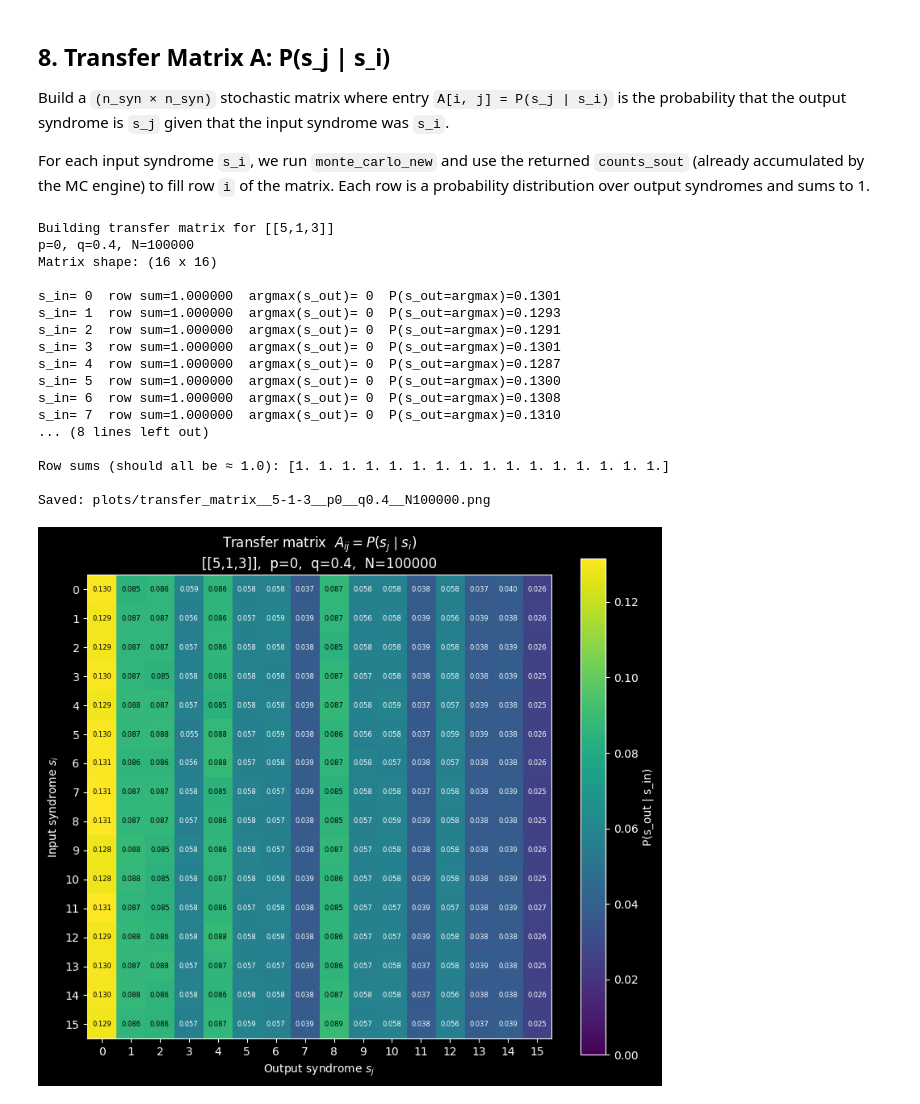
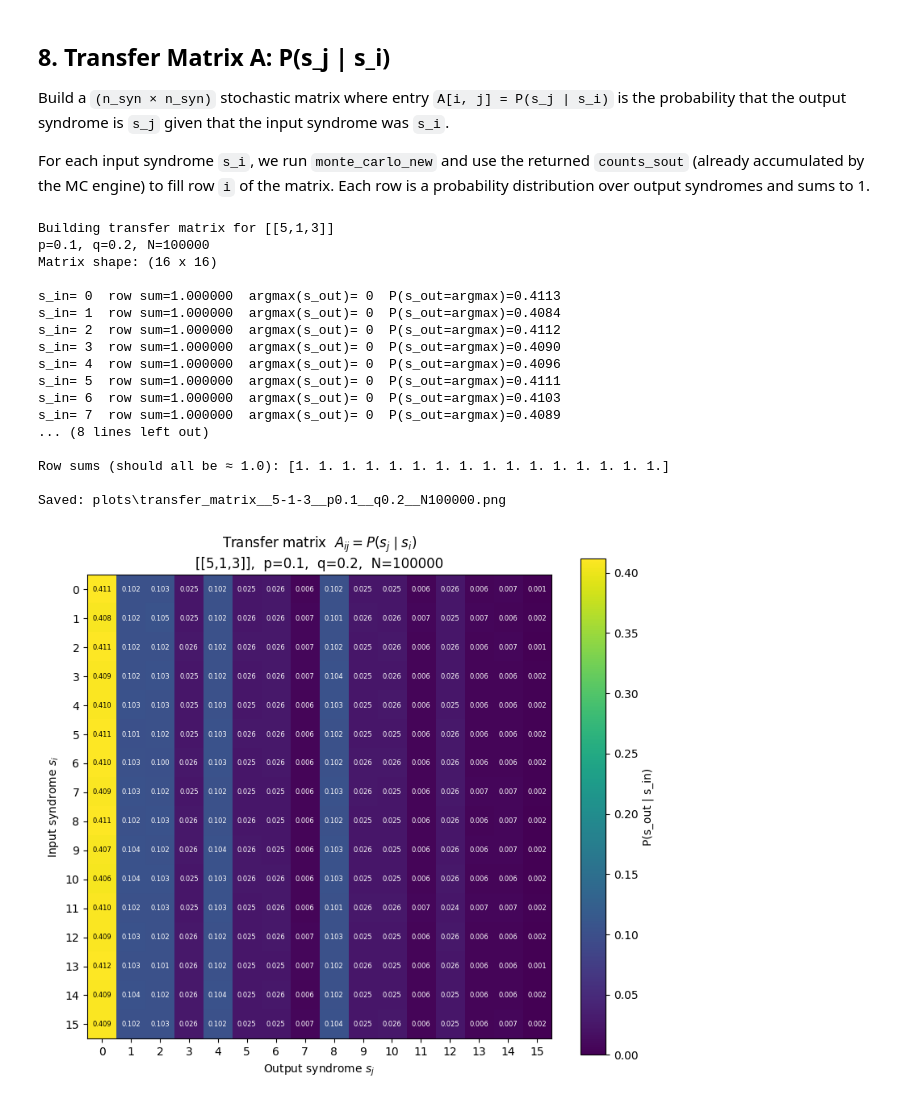
Before and after one commit to YommoY-official/MPQMasters, a Jupyter notebook: ECCODE/exRec_logicalerror_distribution.ipynb, the cells around one changed output. Drawn from its saved outputs; the diff is of its cells as text; code cells hidden in the pictures.

```diff
--- a/ECCODE/exRec_logicalerror_distribution.ipynb
+++ b/ECCODE/exRec_logicalerror_distribution.ipynb
@@ -774,8 +774,8 @@ For each input syndrome `s_i`, we run `monte_carlo_new` and use the returned `co
 import os
 
 # --- Parameters ---
-p_val = 0
-q_val = 0.4
+p_val = 0.1
+q_val = 0.2
 N_SAMPLES_TM = 100_000
 n_syn = code.n_syndromes
 
@@ -809,41 +809,41 @@ ax.set_xticks(range(n_syn))
 ax.set_yticks(range(n_syn))
 
 # Annotate cells with probability values
 for i in range(n_syn):
     for j in range(n_syn):
         val = A[i, j]
         text_color = 'white' if val < A.max() * 0.6 else 'black'
         ax.text(j, i, f'{val:.3f}', ha='center', va='center',
                 fontsize=6, color=text_color)
 
 plt.tight_layout()
 
 # --- Save ---
 plots_dir = 'plots'
 os.makedirs(plots_dir, exist_ok=True)
 code_tag = code.name.replace('[', '').replace(']', '').replace(',', '-')
 fname = f"transfer_matrix__{code_tag}__p{p_val:g}__q{q_val:g}__N{N_SAMPLES_TM}.png"
 fpath = os.path.join(plots_dir, fname)
 fig.savefig(fpath, dpi=150, bbox_inches='tight')
 print(f"\nSaved: {fpath}")
 
 plt.show()
 # %% [output]
 Building transfer matrix for [[5,1,3]]
-p=0, q=0.4, N=100000
+p=0.1, q=0.2, N=100000
 Matrix shape: (16 x 16)
 
-s_in= 0  row sum=1.000000  argmax(s_out)= 0  P(s_out=argmax)=0.1301
-s_in= 1  row sum=1.000000  argmax(s_out)= 0  P(s_out=argmax)=0.1293
-s_in= 2  row sum=1.000000  argmax(s_out)= 0  P(s_out=argmax)=0.1291
-s_in= 3  row sum=1.000000  argmax(s_out)= 0  P(s_out=argmax)=0.1301
-s_in= 4  row sum=1.000000  argmax(s_out)= 0  P(s_out=argmax)=0.1287
-s_in= 5  row sum=1.000000  argmax(s_out)= 0  P(s_out=argmax)=0.1300
-s_in= 6  row sum=1.000000  argmax(s_out)= 0  P(s_out=argmax)=0.1308
-s_in= 7  row sum=1.000000  argmax(s_out)= 0  P(s_out=argmax)=0.1310
+s_in= 0  row sum=1.000000  argmax(s_out)= 0  P(s_out=argmax)=0.4113
+s_in= 1  row sum=1.000000  argmax(s_out)= 0  P(s_out=argmax)=0.4084
+s_in= 2  row sum=1.000000  argmax(s_out)= 0  P(s_out=argmax)=0.4112
+s_in= 3  row sum=1.000000  argmax(s_out)= 0  P(s_out=argmax)=0.4090
+s_in= 4  row sum=1.000000  argmax(s_out)= 0  P(s_out=argmax)=0.4096
+s_in= 5  row sum=1.000000  argmax(s_out)= 0  P(s_out=argmax)=0.4111
+s_in= 6  row sum=1.000000  argmax(s_out)= 0  P(s_out=argmax)=0.4103
+s_in= 7  row sum=1.000000  argmax(s_out)= 0  P(s_out=argmax)=0.4089
 ... (8 lines left out)
 
 Row sums (should all be ≈ 1.0): [1. 1. 1. 1. 1. 1. 1. 1. 1. 1. 1. 1. 1. 1. 1. 1.]
 
-Saved: plots/transfer_matrix__5-1-3__p0__q0.4__N100000.png
+Saved: plots\transfer_matrix__5-1-3__p0.1__q0.2__N100000.png
-[figure, old version]
+[figure, new version]
```
Also changed, not shown: parts of 1 cell of this notebook.
